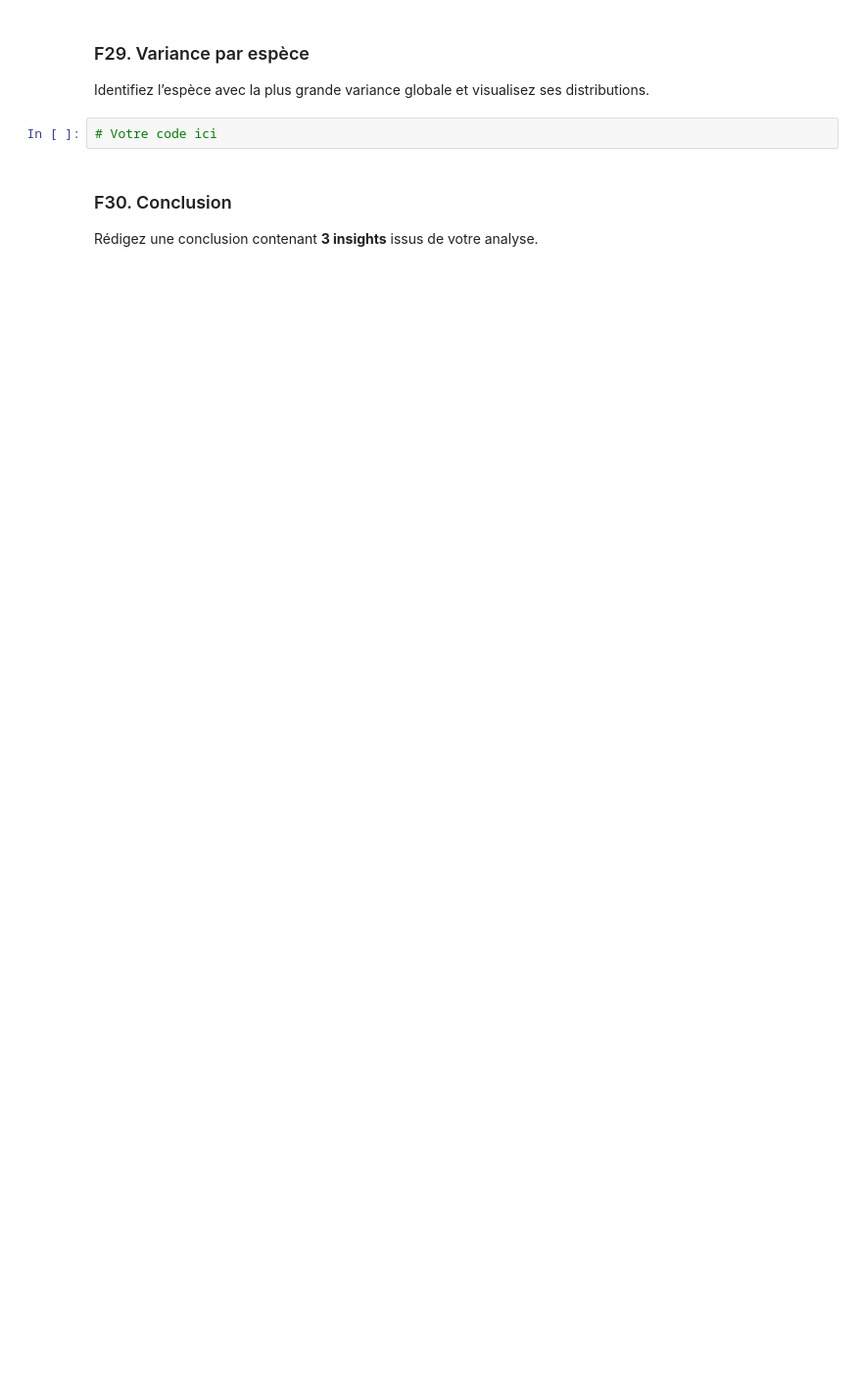
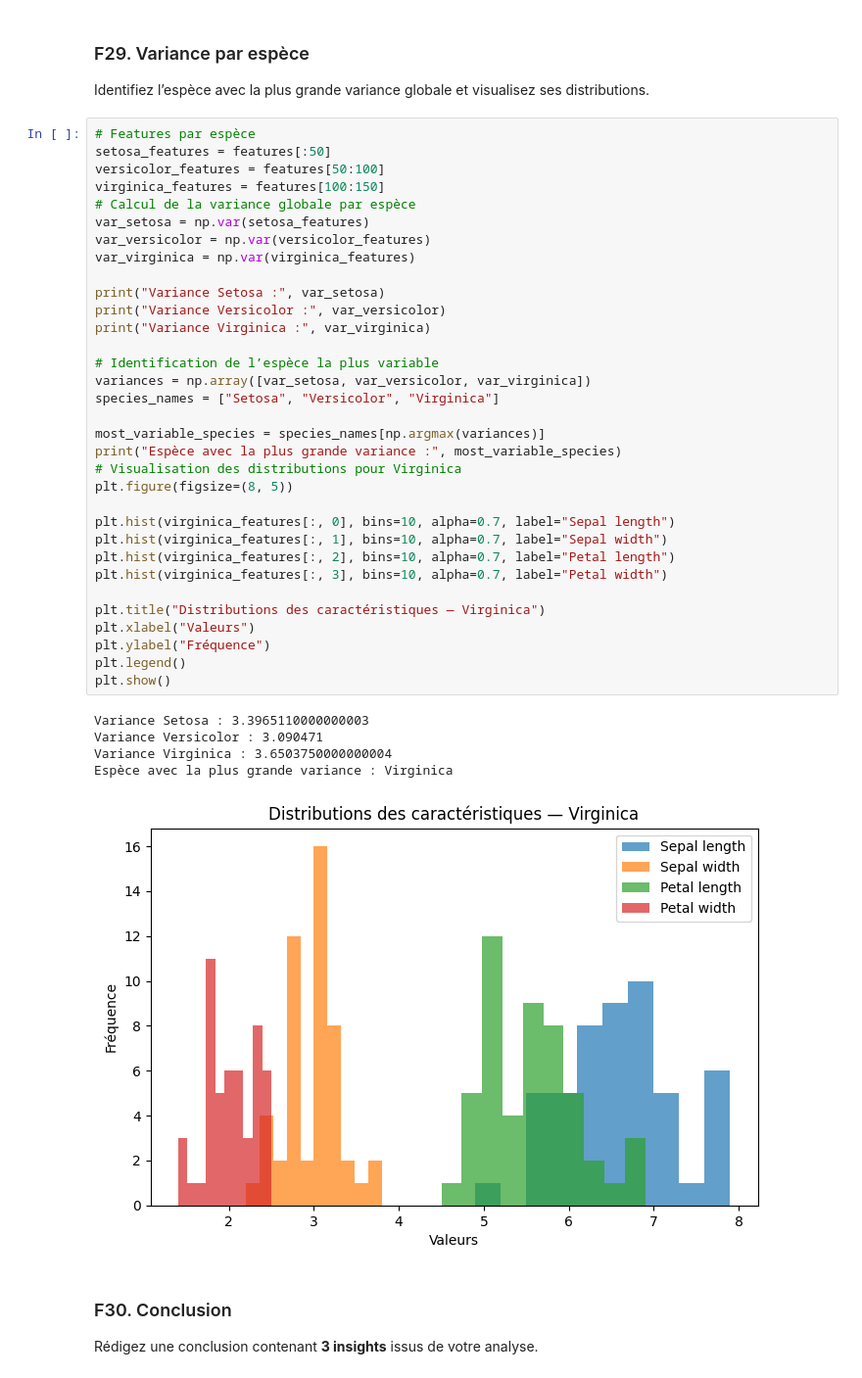
Before and after one commit to USMS-FPK-IA-GI-2025/controle-01-numpy-and-matplotlib-iris-Nini01Fz, a Jupyter notebook: notebooks/controle_numpy_matplotlib.ipynb, the cells around one changed output. Shown at 98% size. Cells and saved outputs as stored; diff of their text form; blank space fills up the shorter version.

```diff
--- a/notebooks/controle_numpy_matplotlib.ipynb
+++ b/notebooks/controle_numpy_matplotlib.ipynb
@@ -504,8 +528,45 @@ Visualisez les corrélations sous forme de bar chart ou scatter.
 # %% [markdown]
 ### F29. Variance par espèce
 Identifiez l’espèce avec la plus grande variance globale et visualisez ses distributions.
-# %%
-# Votre code ici
+# %%
+# Features par espèce
+setosa_features = features[:50]
+versicolor_features = features[50:100]
+virginica_features = features[100:150]
+# Calcul de la variance globale par espèce
+var_setosa = np.var(setosa_features)
+var_versicolor = np.var(versicolor_features)
+var_virginica = np.var(virginica_features)
+
+print("Variance Setosa :", var_setosa)
+print("Variance Versicolor :", var_versicolor)
+print("Variance Virginica :", var_virginica)
+
+# Identification de l’espèce la plus variable
+variances = np.array([var_setosa, var_versicolor, var_virginica])
+species_names = ["Setosa", "Versicolor", "Virginica"]
+
+most_variable_species = species_names[np.argmax(variances)]
+print("Espèce avec la plus grande variance :", most_variable_species)
+# Visualisation des distributions pour Virginica
+plt.figure(figsize=(8, 5))
+
+plt.hist(virginica_features[:, 0], bins=10, alpha=0.7, label="Sepal length")
+plt.hist(virginica_features[:, 1], bins=10, alpha=0.7, label="Sepal width")
+plt.hist(virginica_features[:, 2], bins=10, alpha=0.7, label="Petal length")
+plt.hist(virginica_features[:, 3], bins=10, alpha=0.7, label="Petal width")
+
+plt.title("Distributions des caractéristiques — Virginica")
+plt.xlabel("Valeurs")
+plt.ylabel("Fréquence")
+plt.legend()
+plt.show()
+# %% [output]
+Variance Setosa : 3.3965110000000003
+Variance Versicolor : 3.090471
+Variance Virginica : 3.6503750000000004
+Espèce avec la plus grande variance : Virginica
+[figure, added]
 # %% [markdown]
 ### F30. Conclusion
 Rédigez une conclusion contenant **3 insights** issus de votre analyse.
```
Also changed, not shown: parts of 6 cells of this notebook.
